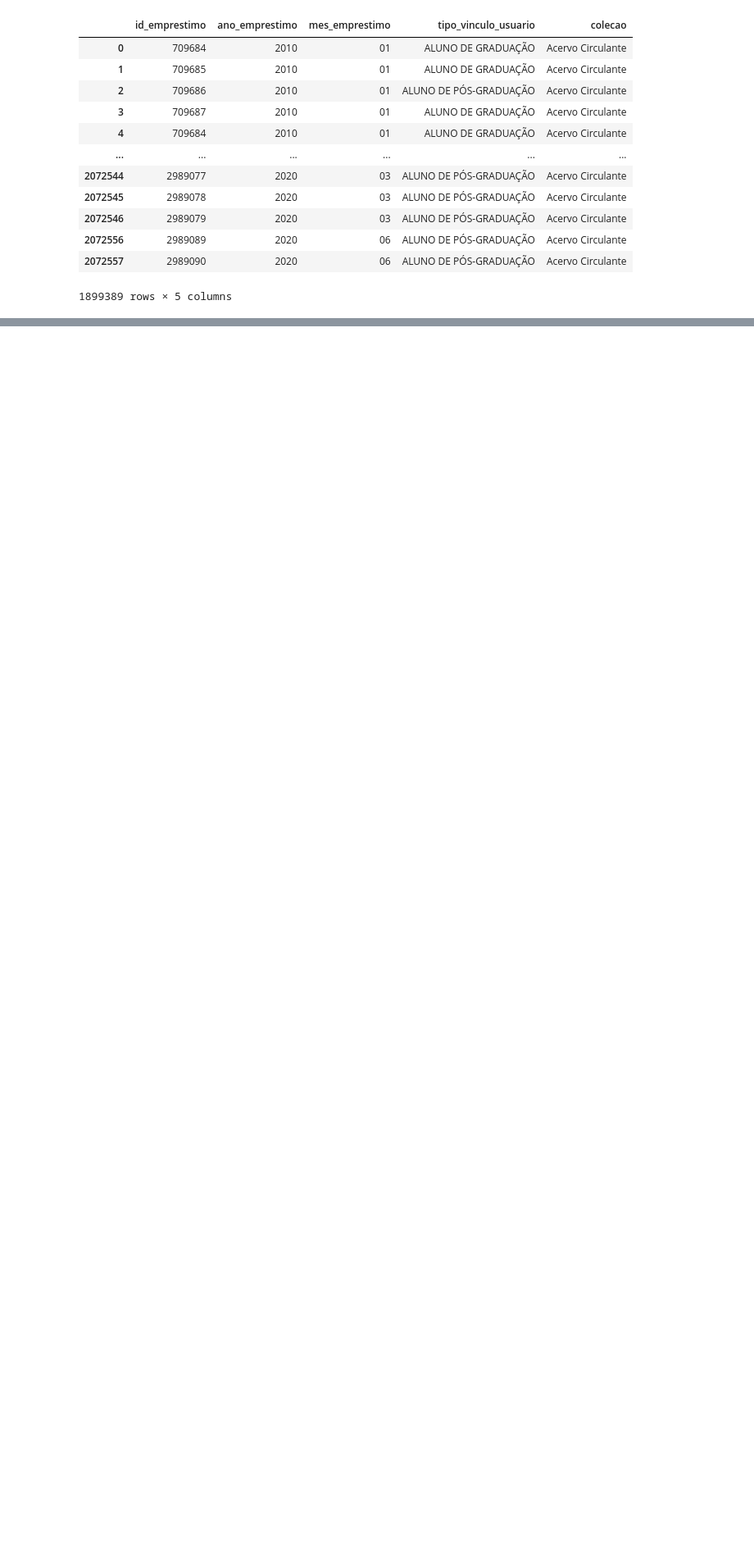
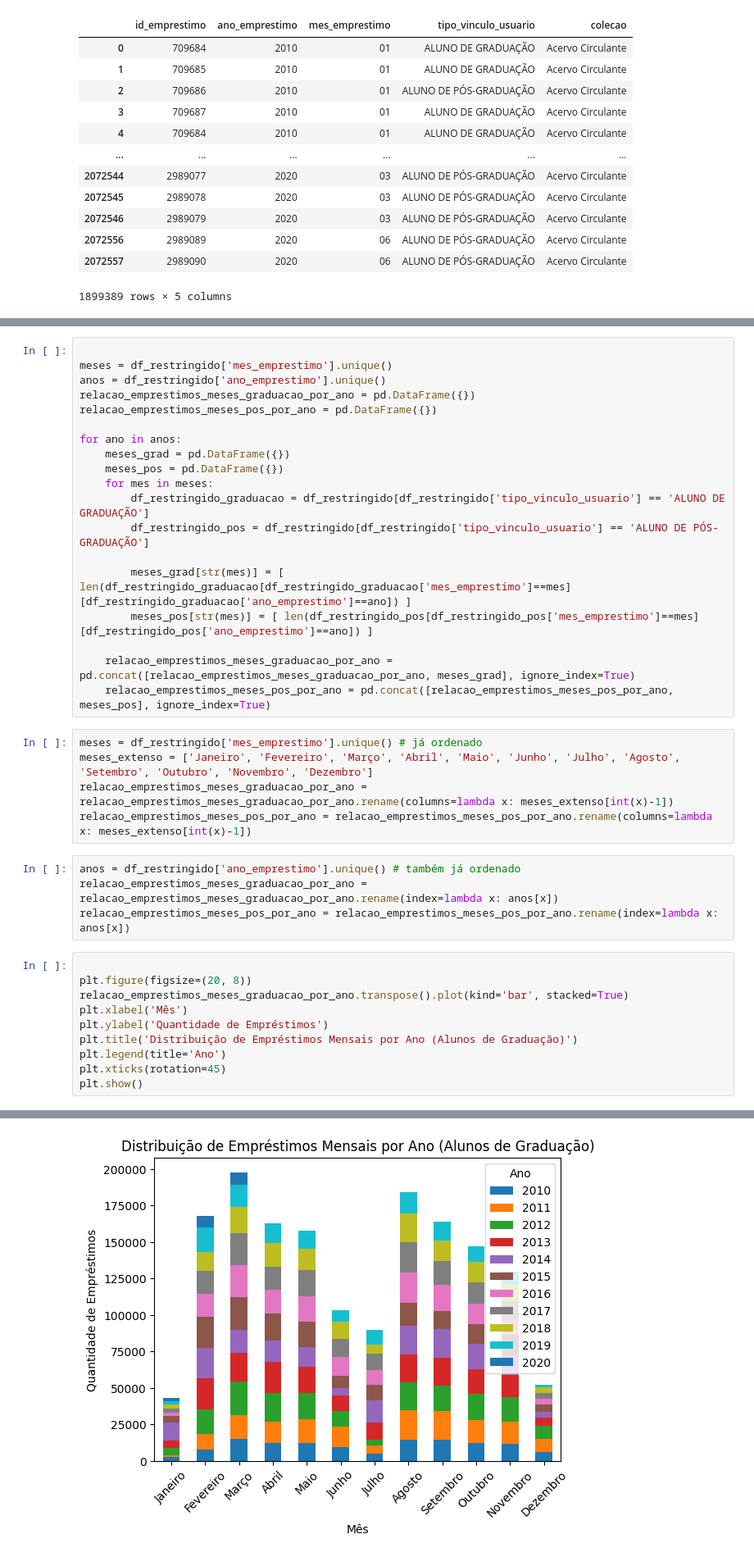
Before and after one commit to carlos-dani-dev/handling-data-with-pandas, a Jupyter notebook: main.ipynb, the cells around one changed output, grey strips where cells are left out. Shown at 82% size. Saved outputs shown, nothing was run; the diff lists cells and outputs as text; blank space fills up the shorter version.

```diff
--- a/main.ipynb
+++ b/main.ipynb
@@ -387,0 +402,39 @@ array(['01', '02', '03', '04', '05', '06', '07', '08', '09', '10', '11',
+# %%
+
+meses = df_restringido['mes_emprestimo'].unique()
+anos = df_restringido['ano_emprestimo'].unique()
+relacao_emprestimos_meses_graduacao_por_ano = pd.DataFrame({})
+relacao_emprestimos_meses_pos_por_ano = pd.DataFrame({})
+
+for ano in anos:
+    meses_grad = pd.DataFrame({})
+    meses_pos = pd.DataFrame({})
+    for mes in meses:
+        df_restringido_graduacao = df_restringido[df_restringido['tipo_vinculo_usuario'] == 'ALUNO DE GRADUAÇÃO']
+        df_restringido_pos = df_restringido[df_restringido['tipo_vinculo_usuario'] == 'ALUNO DE PÓS-GRADUAÇÃO']
+
+        meses_grad[str(mes)] = [ len(df_restringido_graduacao[df_restringido_graduacao['mes_emprestimo']==mes][df_restringido_graduacao['ano_emprestimo']==ano]) ]
+        meses_pos[str(mes)] = [ len(df_restringido_pos[df_restringido_pos['mes_emprestimo']==mes][df_restringido_pos['ano_emprestimo']==ano]) ]
+
+    relacao_emprestimos_meses_graduacao_por_ano = pd.concat([relacao_emprestimos_meses_graduacao_por_ano, meses_grad], ignore_index=True)
+    relacao_emprestimos_meses_pos_por_ano = pd.concat([relacao_emprestimos_meses_pos_por_ano, meses_pos], ignore_index=True)
+# %%
+meses = df_restringido['mes_emprestimo'].unique() # já ordenado
+meses_extenso = ['Janeiro', 'Fevereiro', 'Março', 'Abril', 'Maio', 'Junho', 'Julho', 'Agosto', 'Setembro', 'Outubro', 'Novembro', 'Dezembro']
+relacao_emprestimos_meses_graduacao_por_ano = relacao_emprestimos_meses_graduacao_por_ano.rename(columns=lambda x: meses_extenso[int(x)-1])
+relacao_emprestimos_meses_pos_por_ano = relacao_emprestimos_meses_pos_por_ano.rename(columns=lambda x: meses_extenso[int(x)-1])
+# %%
+anos = df_restringido['ano_emprestimo'].unique() # também já ordenado
+relacao_emprestimos_meses_graduacao_por_ano = relacao_emprestimos_meses_graduacao_por_ano.rename(index=lambda x: anos[x])
+relacao_emprestimos_meses_pos_por_ano = relacao_emprestimos_meses_pos_por_ano.rename(index=lambda x: anos[x])
+# %%
+
+plt.figure(figsize=(20, 8))
+relacao_emprestimos_meses_graduacao_por_ano.transpose().plot(kind='bar', stacked=True)
+plt.xlabel('Mês')
+plt.ylabel('Quantidade de Empréstimos')
+plt.title('Distribuição de Empréstimos Mensais por Ano (Alunos de Graduação)')
+plt.legend(title='Ano')
+plt.xticks(rotation=45)
+plt.show()
+# %% [output]
@@ -387,0 +442 @@ array(['01', '02', '03', '04', '05', '06', '07', '08', '09', '10', '11',
+[figure, added]
```
Also changed, not shown: parts of 5 cells of this notebook.
